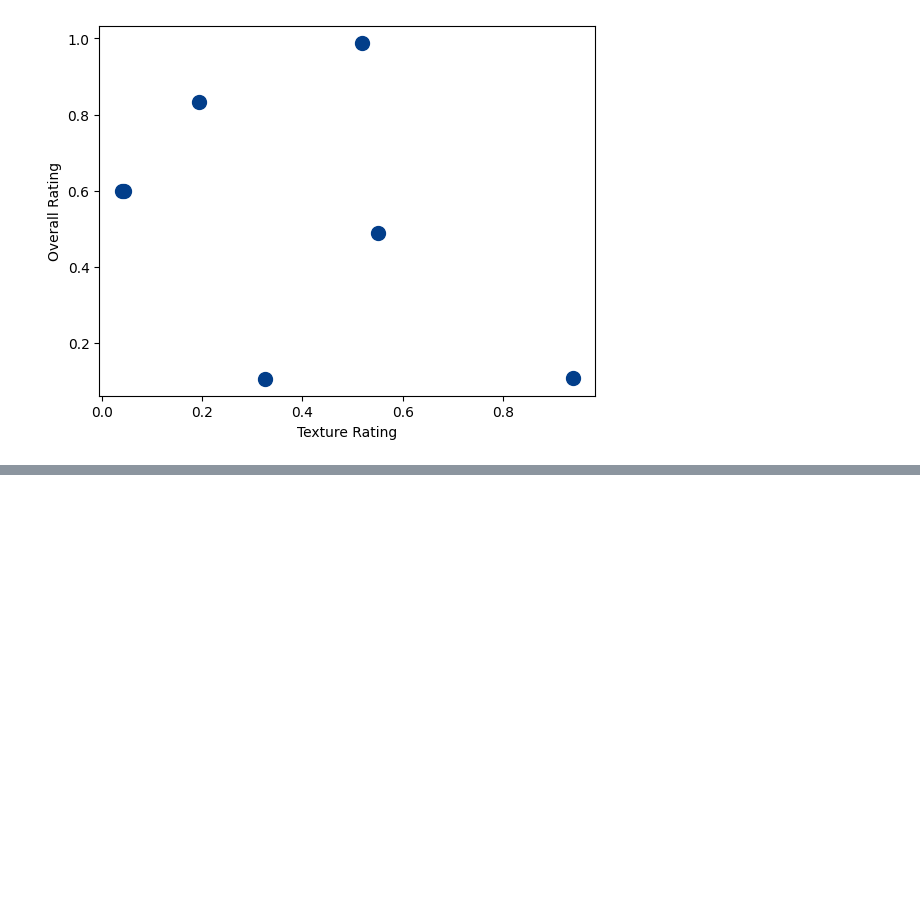
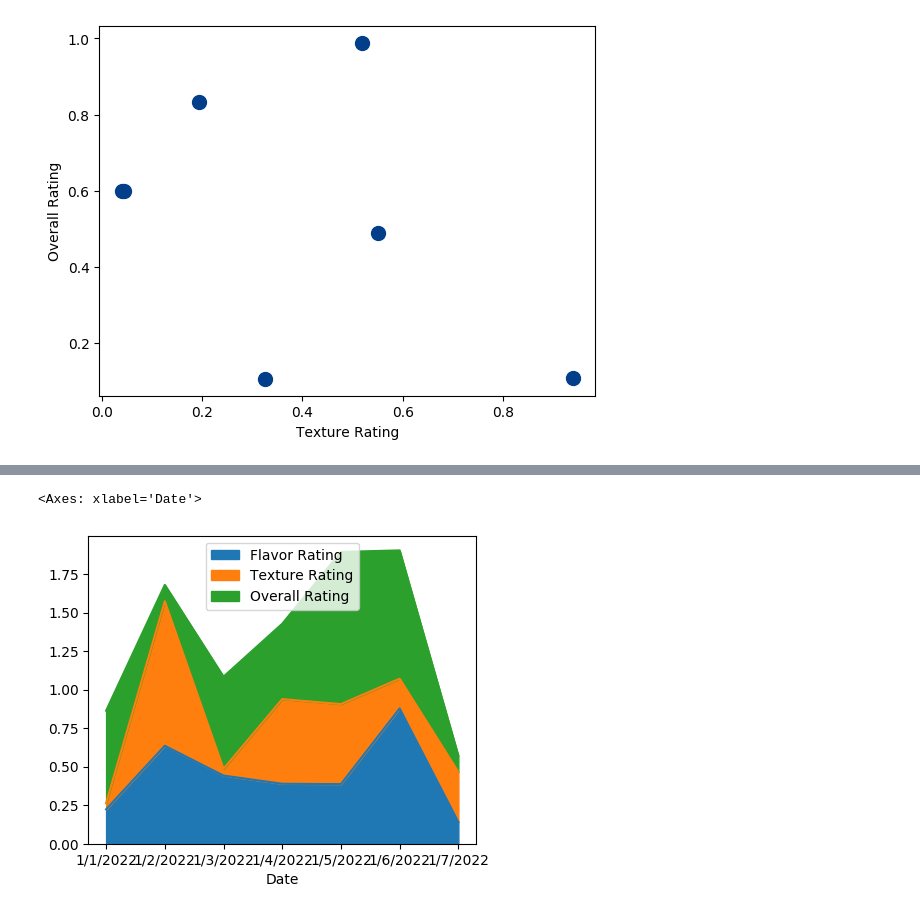
Before and after one commit to shivakumar-aitharaju/Python_Libraries, a Jupyter notebook: Pandas/Pandas_Visualization.ipynb, the cells around one changed output, grey strips where cells are left out. Cells and saved outputs as stored; diff of their text form; code cells hidden in the pictures; blank space fills up the shorter version.

```diff
--- a/Pandas/Pandas_Visualization.ipynb
+++ b/Pandas/Pandas_Visualization.ipynb
@@ -44,0 +60,5 @@ df.plot.scatter(x='Texture Rating', y = 'Overall Rating', s= 100, c='#023e8a' )
+# %%
+df.plot.area(figsize = (5,4))
+# %% [output]
+<Axes: xlabel='Date'>
+[figure, added]
```
Also changed, not shown: parts of 7 cells of this notebook, 7 other files.
